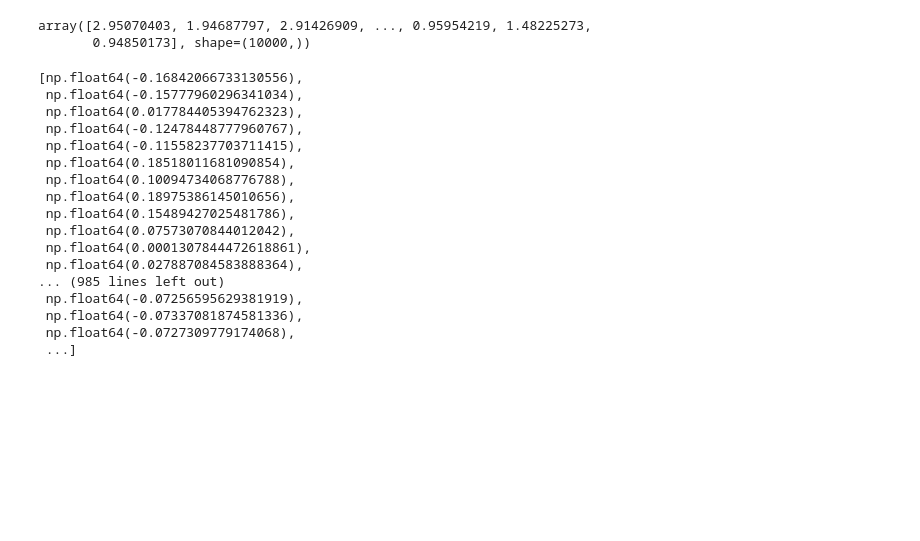
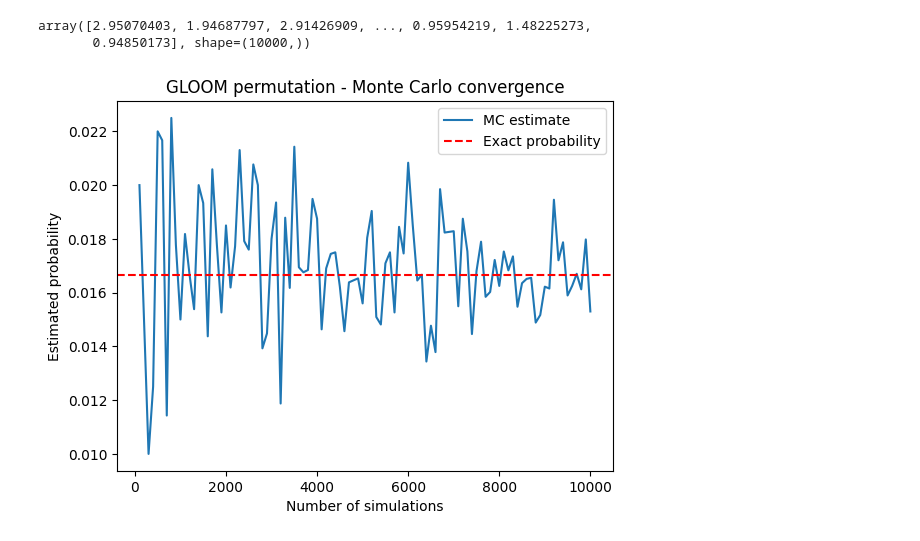
Before and after one commit to keanuLAP/GenAI-homework, a Jupyter notebook: Assignment1.ipynb, the cells around one changed output. Drawn from its saved outputs; the diff is of its cells as text; code cells hidden in the pictures; blank space fills up the shorter version.

```diff
--- a/Assignment1.ipynb
+++ b/Assignment1.ipynb
@@ -65,35 +65,27 @@ X
 array([2.95070403, 1.94687797, 2.91426909, ..., 0.95954219, 1.48225273,
        0.94850173], shape=(10000,))
 # %%
-##2c
-N = 5000000
-np.random.seed(42)
+#TASK 3
+target = list("GLOOM")
+exact_prob = 2/120
+simulations = range(100, 10001, 100)
+estimates = []
 
-X = np.random.uniform(0, np.pi, N)
-Y = np.random.uniform(0, np.pi, N)
+for n in simulations:
+    successes = 0
+    for _ in range(n):
+        perm = list("GLOOM")
+        np.random.shuffle(perm)
+        if perm == target:
+            successes += 1
+    estimates.append(successes / n)
 
-f = np.sin(2 * (np.sqrt(X**2 + Y**2) + X + Y))
-K = np.pi**2
-
-simulation_sizes = np.arange(100, N + 1, 100)
-E_est = [K * np.mean(f[:n]) for n in simulation_sizes]
+plt.plot(simulations, estimates, label="MC estimate")
+plt.axhline(y=exact_prob, color='r', linestyle='--', label="Exact probability")
+plt.xlabel("Number of simulations")
+plt.ylabel("Estimated probability")
+plt.title("GLOOM permutation - Monte Carlo convergence")
+plt.legend()
+plt.show()
+# %% [output]
+[figure, added]
-# %%
-E_est
-# %% [output]
-[np.float64(-0.16842066733130556),
- np.float64(-0.15777960296341034),
- np.float64(0.017784405394762323),
- np.float64(-0.12478448777960767),
- np.float64(-0.11558237703711415),
- np.float64(0.18518011681090854),
- np.float64(0.10094734068776788),
- np.float64(0.18975386145010656),
- np.float64(0.15489427025481786),
- np.float64(0.07573070844012042),
- np.float64(0.0001307844472618861),
- np.float64(0.027887084583888364),
-... (985 lines left out)
- np.float64(-0.07256595629381919),
- np.float64(-0.07337081874581336),
- np.float64(-0.0727309779174068),
- ...]
```
Also changed, not shown: parts of 1 cell of this notebook.
